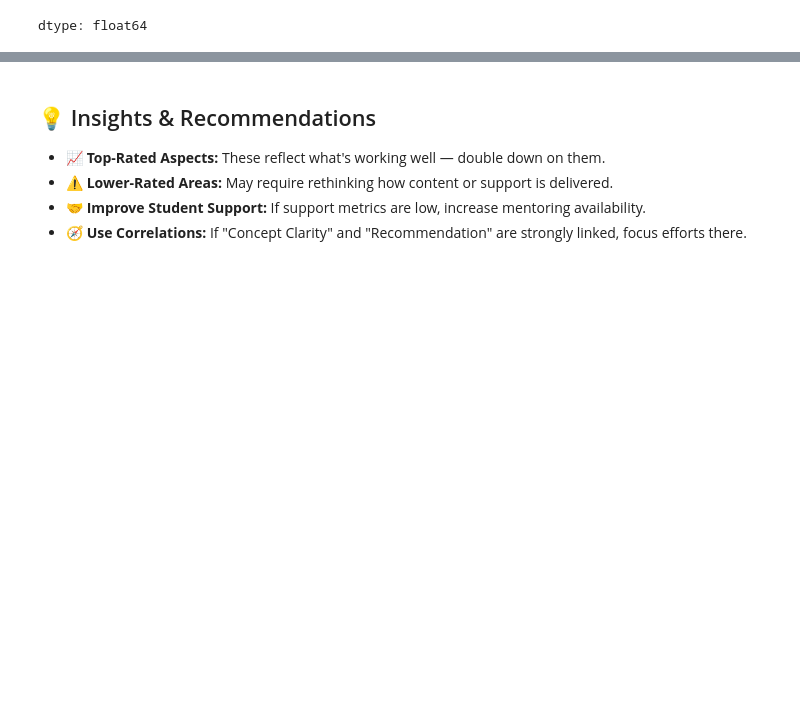
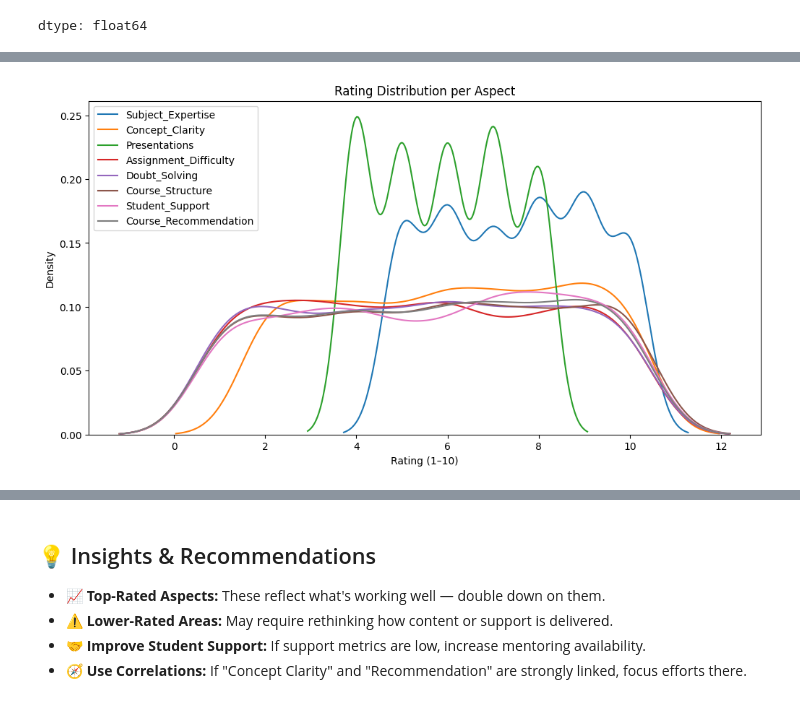
Before and after one commit to yasser0311/FUTURE_DS_03, a Jupyter notebook: Student_Feedback_Analysis.ipynb, the cells around one changed output, grey strips where cells are left out. Cells and saved outputs as stored; diff of their text form; code cells hidden in the pictures; blank space fills up the shorter version.

```diff
--- a/Student_Feedback_Analysis.ipynb
+++ b/Student_Feedback_Analysis.ipynb
@@ -87,0 +93,13 @@ dtype: float64
+# %%
+import matplotlib.pyplot as plt
+import seaborn as sns
+
+plt.figure(figsize=(12, 6))
+for column in df.columns[1:]:
+    sns.kdeplot(df[column], label=column)
+plt.title("Rating Distribution per Aspect")
+plt.xlabel("Rating (1–10)")
+plt.legend()
+plt.show()
+# %% [output]
+[figure, added]
```
Also changed, not shown: parts of 9 cells of this notebook.
